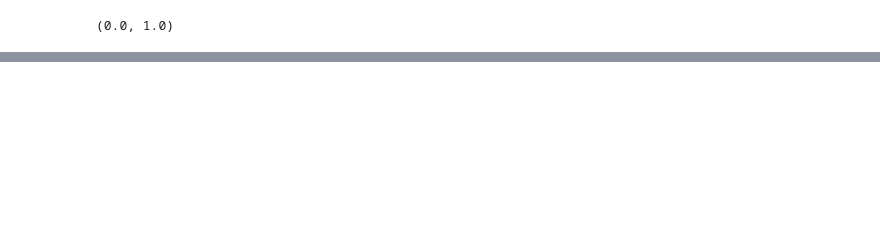
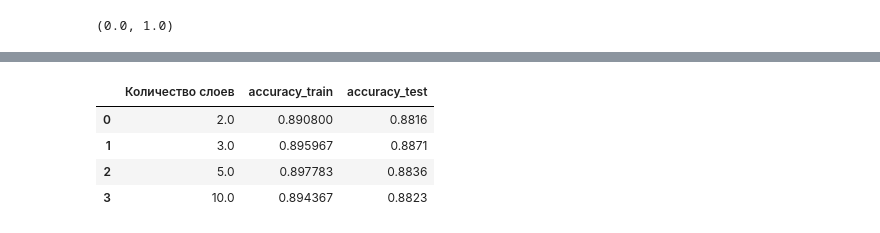
Before and after one commit to dnlygvtv/02_Python_for_Neural_Networks, a Jupyter notebook: HW/HW_2.ipynb, the cells around one changed output, grey strips where cells are left out. Drawn from its saved outputs; the diff is of its cells as text; code cells hidden in the pictures; blank space fills up the shorter version.

```diff
--- a/HW/HW_2.ipynb
+++ b/HW/HW_2.ipynb
@@ -55,0 +187,6 @@ X_train.min(axis=1).min(), X_train.max(axis=1).max()
+# %%
+model_3 = Sequential()
+model_3.add(Dense(115, input_shape=(28 * 28,), activation='relu'))
+model_3.add(Dense(90, activation='relu'))
+model_3.add(Dense(10, activation='sigmoid'))
+model_3.summary()
@@ -55,0 +237,13 @@ X_train.min(axis=1).min(), X_train.max(axis=1).max()
+# %%
+model_10 = Sequential()
+model_10.add(Dense(92, input_shape=(28 * 28,), activation='relu'))
+model_10.add(Dense(88, activation='relu'))
+model_10.add(Dense(76, activation='relu'))
+model_10.add(Dense(67, activation='relu'))
+model_10.add(Dense(56, activation='relu'))
+model_10.add(Dense(44, activation='relu'))
+model_10.add(Dense(32, activation='relu'))
+model_10.add(Dense(29, activation='relu'))
+model_10.add(Dense(12, activation='relu'))
+model_10.add(Dense(10, activation='sigmoid'))
+model_10.summary()
@@ -55,0 +268,24 @@ X_train.min(axis=1).min(), X_train.max(axis=1).max()
+# %%
+models = [model_2, model_3, model_5, model_10]
+# %%
+for model in models:
+    model.compile(loss='categorical_crossentropy', optimizer='adagrad', metrics=['accuracy'])
+
+    history = model.fit(X_train, y_train,
+                    epochs=num_epochs,
+                    batch_size=batch_size,
+                    verbose=1,
+                    validation_data=(X_test, y_test)
+                    )
+    print(100 * '*')
+    train_loss, train_metric = model.evaluate(X_train, y_train, batch_size=batch_size, verbose=0)
+    test_loss, test_metric = model.evaluate(X_test, y_test, batch_size=batch_size, verbose=0)
+
+    stata_2 = stata_2.append(
+        {
+            'Количество слоев': len(model.get_config()['layers'])-1,
+            'accuracy_train': train_metric,
+            'accuracy_test': test_metric
+        },
+        ignore_index=True
+        )
@@ -55,0 +310,8 @@ X_train.min(axis=1).min(), X_train.max(axis=1).max()
+# %%
+stata_2
+# %% [output]
+|  | Количество слоев | accuracy_train | accuracy_test |
+| 0 | 2.0 | 0.890800 | 0.8816 |
+| 1 | 3.0 | 0.895967 | 0.8871 |
+| 2 | 5.0 | 0.897783 | 0.8836 |
+| 3 | 10.0 | 0.894367 | 0.8823 |
```
Also changed, not shown: parts of 29 cells of this notebook.
